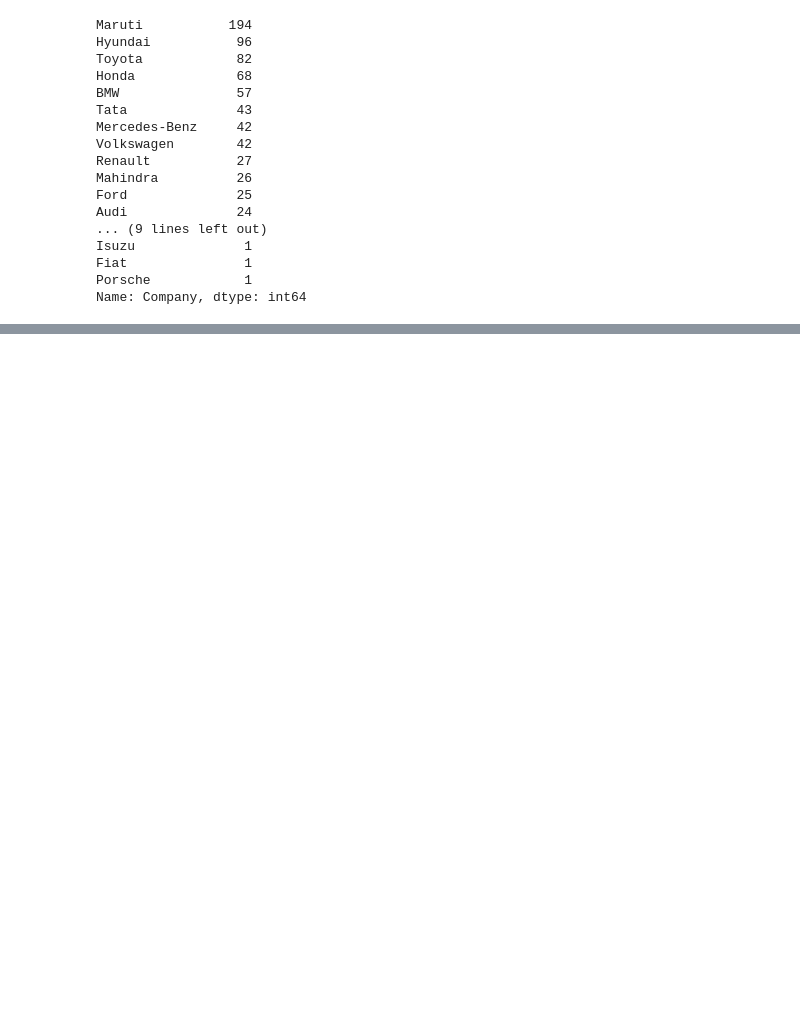
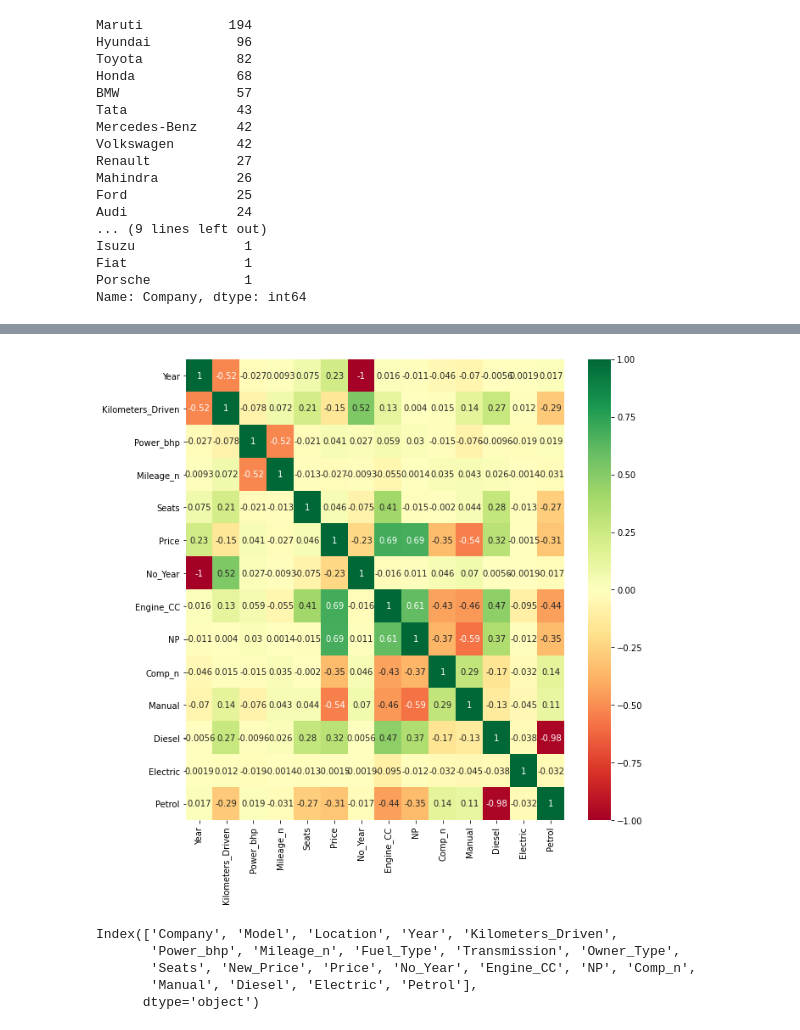
Before and after one commit to ranjeet964/Car-resell-price-prediction, a Jupyter notebook: new price model.ipynb, the cells around one changed output, grey strips where cells are left out. Cells and saved outputs as stored; diff of their text form; code cells hidden in the pictures; blank space fills up the shorter version.

```diff
--- a/new price model.ipynb
+++ b/new price model.ipynb
@@ -87,0 +154,4 @@ Name: Company, dtype: int64
+# %%
+emb = pd.get_dummies(df['Transmission'], drop_first=True)
+# %%
+df = pd.concat([df, emb], axis=1)
@@ -87,0 +174,4 @@ Name: Company, dtype: int64
+# %%
+emb = pd.get_dummies(df['Fuel_Type'], drop_first=True)
+# %%
+df = pd.concat([df, emb], axis=1)
@@ -87,0 +194,12 @@ Name: Company, dtype: int64
+# %%
+plot_corr(df)
+# %% [output]
+[figure, added]
+# %%
+df.columns
+# %% [output]
+Index(['Company', 'Model', 'Location', 'Year', 'Kilometers_Driven',
+       'Power_bhp', 'Mileage_n', 'Fuel_Type', 'Transmission', 'Owner_Type',
+       'Seats', 'New_Price', 'Price', 'No_Year', 'Engine_CC', 'NP', 'Comp_n',
+       'Manual', 'Diesel', 'Electric', 'Petrol'],
+      dtype='object')
```
Also changed, not shown: parts of 31 cells of this notebook, 1 other file.
